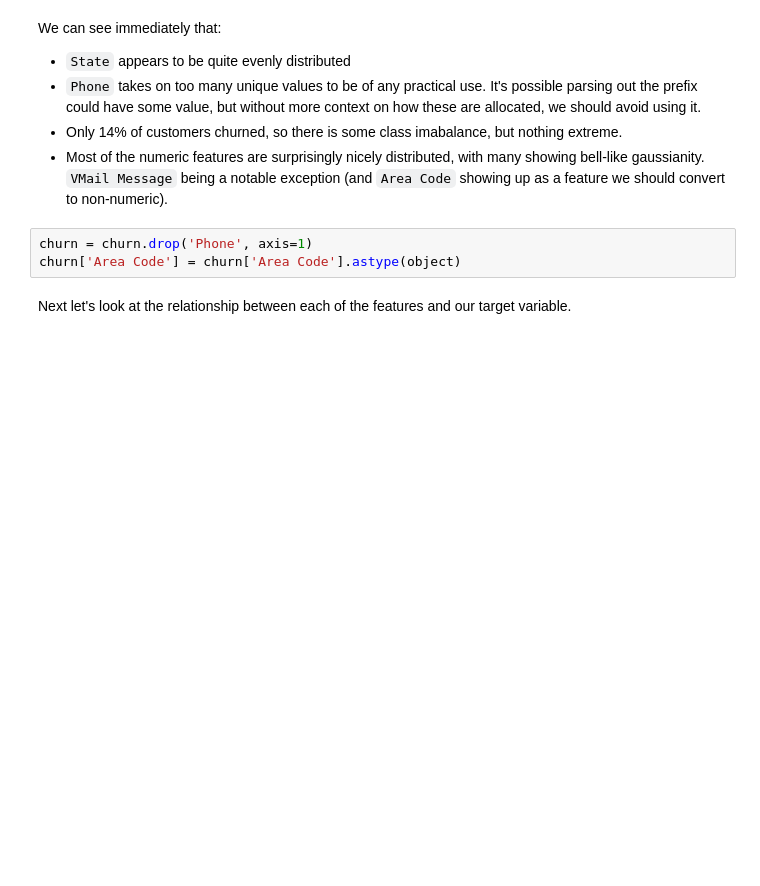
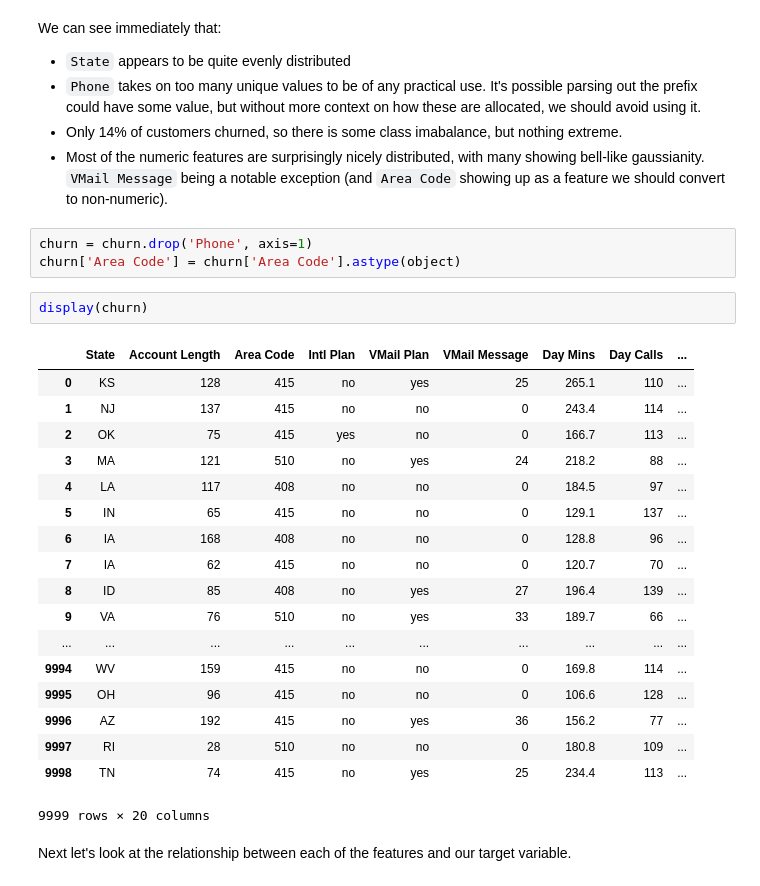
Before and after one commit to dylan-tong-aws/aws-advanced-analytics-jumpstarter, a Jupyter notebook: notebooks/churn-predictive-analytics.ipynb, the cells around one changed output. Cells and saved outputs as stored; diff of their text form; blank space fills up the shorter version.

```diff
--- a/notebooks/churn-predictive-analytics.ipynb
+++ b/notebooks/churn-predictive-analytics.ipynb
@@ -339,6 +349,27 @@ We can see immediately that:
 # %%
 churn = churn.drop('Phone', axis=1)
 churn['Area Code'] = churn['Area Code'].astype(object)
+# %%
+display(churn)
+# %% [output]
+|  | State | Account Length | Area Code | Intl Plan | VMail Plan | VMail Message | Day Mins | Day Calls | ... |
+| 0 | KS | 128 | 415 | no | yes | 25 | 265.1 | 110 | ... |
+| 1 | NJ | 137 | 415 | no | no | 0 | 243.4 | 114 | ... |
+| 2 | OK | 75 | 415 | yes | no | 0 | 166.7 | 113 | ... |
+| 3 | MA | 121 | 510 | no | yes | 24 | 218.2 | 88 | ... |
+| 4 | LA | 117 | 408 | no | no | 0 | 184.5 | 97 | ... |
+| 5 | IN | 65 | 415 | no | no | 0 | 129.1 | 137 | ... |
+| 6 | IA | 168 | 408 | no | no | 0 | 128.8 | 96 | ... |
+| 7 | IA | 62 | 415 | no | no | 0 | 120.7 | 70 | ... |
+| 8 | ID | 85 | 408 | no | yes | 27 | 196.4 | 139 | ... |
+| 9 | VA | 76 | 510 | no | yes | 33 | 189.7 | 66 | ... |
+| ... | ... | ... | ... | ... | ... | ... | ... | ... | ... |
+| 9994 | WV | 159 | 415 | no | no | 0 | 169.8 | 114 | ... |
+| 9995 | OH | 96 | 415 | no | no | 0 | 106.6 | 128 | ... |
+| 9996 | AZ | 192 | 415 | no | yes | 36 | 156.2 | 77 | ... |
+| 9997 | RI | 28 | 510 | no | no | 0 | 180.8 | 109 | ... |
+| 9998 | TN | 74 | 415 | no | yes | 25 | 234.4 | 113 | ... |
+9999 rows × 20 columns
 # %% [markdown]
 Next let's look at the relationship between each of the features and our target variable.
 # %%
```
Also changed, not shown: parts of 44 cells of this notebook, 3 other files.
